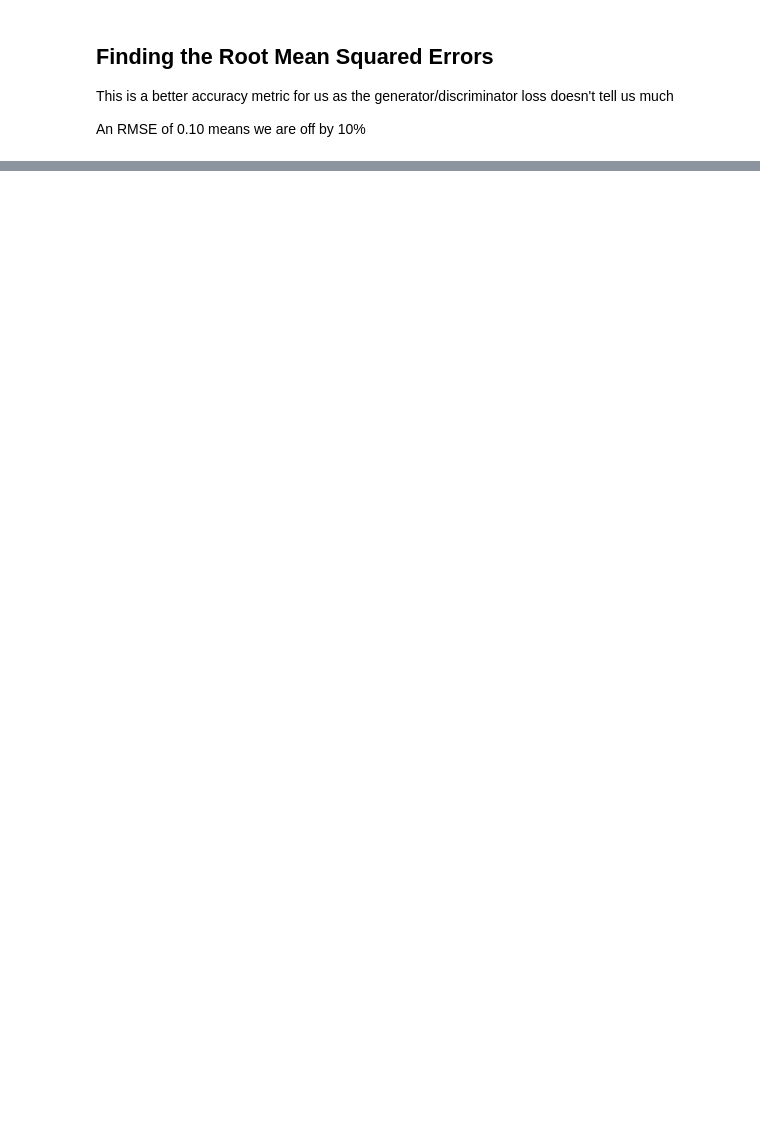
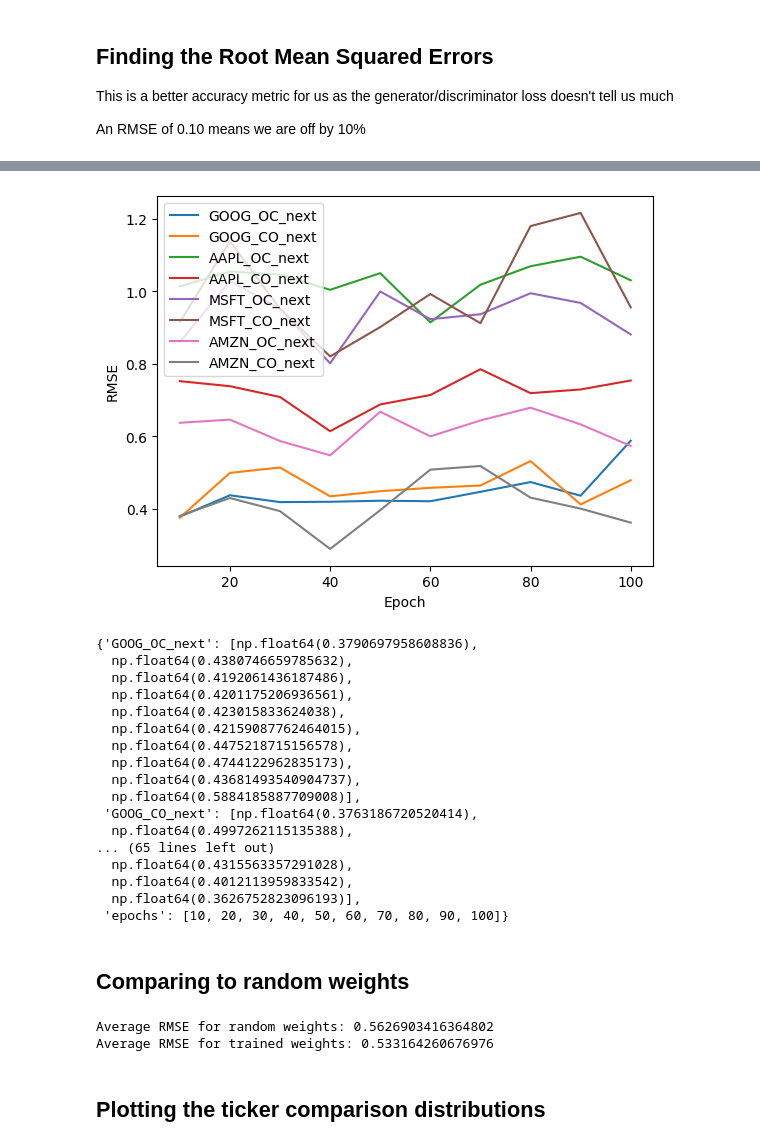
Before and after one commit to adam-milner1/Schro-horse, a Jupyter notebook: model_test.ipynb, the cells around one changed output, grey strips where cells are left out. Saved outputs shown, nothing was run; the diff lists cells and outputs as text; code cells hidden in the pictures; blank space fills up the shorter version.

```diff
--- a/model_test.ipynb
+++ b/model_test.ipynb
@@ -205,0 +91,52 @@ AMZN_CO_next: 0.3032
+# %%
+# Plot the RMSE per epoch
+rmse_per_epoch=plot_rmse_per_epoch(model_path=latest_model_path,
+                    qc=qc,
+                    feature_data=feature_data,
+                    target_data=target_data,
+                    target_labels=targets,
+                    ticker_labels=tickers,
+                    sample_size = 100,
+                    every_n_epochs=10,
+)
+# %% [output]
+[figure, added]
+{'GOOG_OC_next': [np.float64(0.3790697958608836),
+  np.float64(0.4380746659785632),
+  np.float64(0.4192061436187486),
+  np.float64(0.4201175206936561),
+  np.float64(0.423015833624038),
+  np.float64(0.42159087762464015),
+  np.float64(0.4475218715156578),
+  np.float64(0.4744122962835173),
+  np.float64(0.43681493540904737),
+  np.float64(0.5884185887709008)],
+ 'GOOG_CO_next': [np.float64(0.3763186720520414),
+  np.float64(0.4997262115135388),
+... (65 lines left out)
+  np.float64(0.4315563357291028),
+  np.float64(0.4012113959833542),
+  np.float64(0.3626752823096193)],
+ 'epochs': [10, 20, 30, 40, 50, 60, 70, 80, 90, 100]}
+# %% [markdown]
+## Comparing to random weights
+# %%
+random_weights = np.random.randn(len(loaded_weights))
+
+random_outputs, random_target_outputs = generate_data(
+    generator_weights = loaded_weights,
+    qc = qc,
+    feature_data = feature_data,
+    target_data = target_data,
+    backend = backend,
+    sampling = True,
+    sample_size = 500,
+)
+random_rmse = mean_squared_error(random_target_outputs, random_outputs)
+print(f"Average RMSE for random weights: {random_rmse}")
+print(f"Average RMSE for trained weights: {avg_rmse}")
+# %% [output]
+Average RMSE for random weights: 0.5626903416364802
+Average RMSE for trained weights: 0.533164260676976
+# %% [markdown]
+## Plotting the ticker comparison distributions
```
Also changed, not shown: parts of 29 cells of this notebook, 1 other file.
